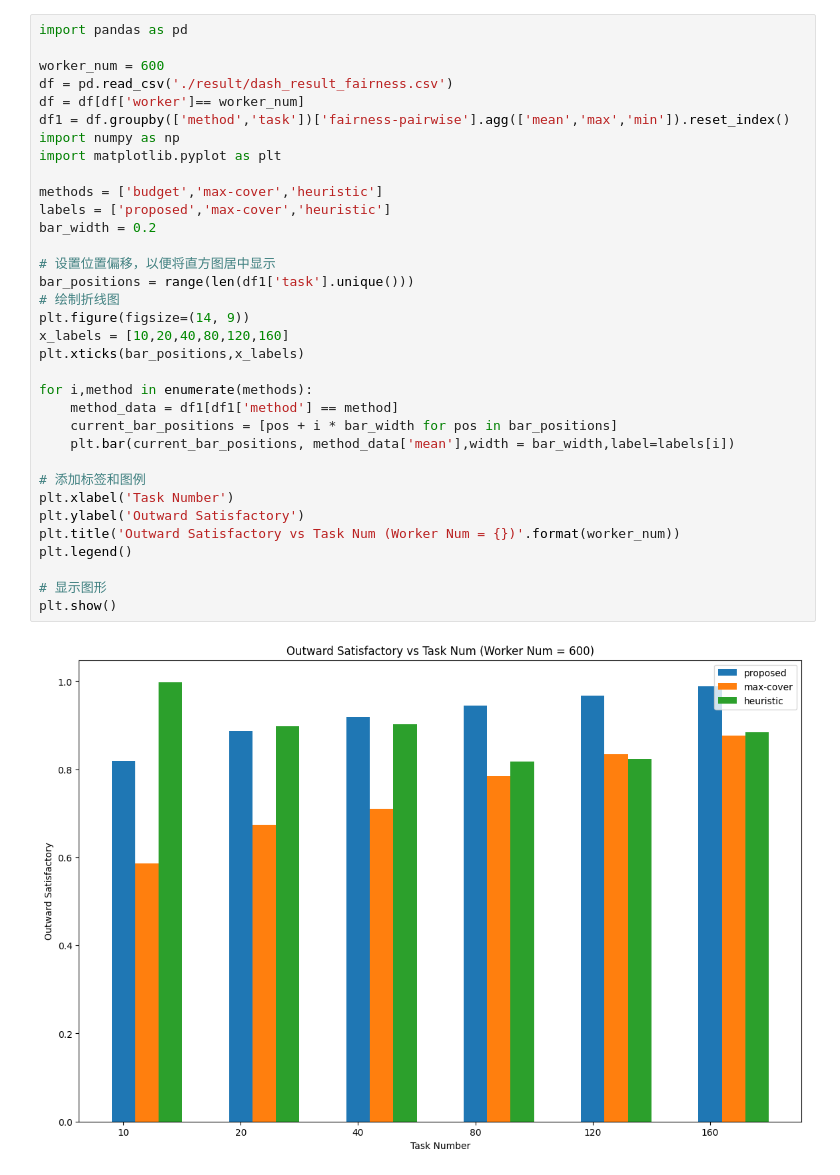
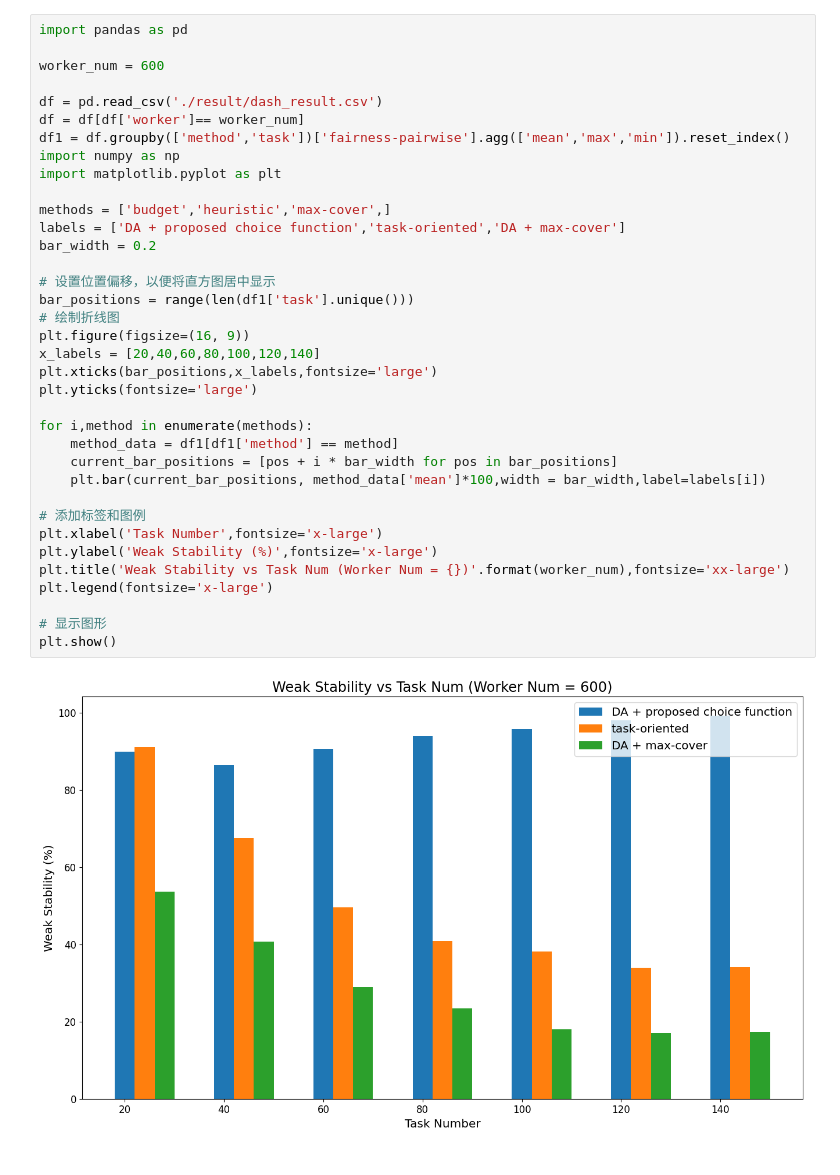
Before and after one commit to braisedp/CCTA, a Jupyter notebook: experiment/estimate_result.ipynb, the cells around one changed output. Cells and saved outputs as stored; diff of their text form.

```diff
--- a/experiment/estimate_result.ipynb
+++ b/experiment/estimate_result.ipynb
@@ -1,37 +1,39 @@
-# %%
-import pandas as pd
-
-worker_num = 600
-df = pd.read_csv('./result/dash_result_fairness.csv')
-df = df[df['worker']== worker_num]
-df1 = df.groupby(['method','task'])['fairness-pairwise'].agg(['mean','max','min']).reset_index()
-import numpy as np
-import matplotlib.pyplot as plt
-
-methods = ['budget','max-cover','heuristic']
-labels = ['proposed','max-cover','heuristic']
-bar_width = 0.2
-
-# 设置位置偏移，以便将直方图居中显示
-bar_positions = range(len(df1['task'].unique()))
-# 绘制折线图
-plt.figure(figsize=(14, 9))
-x_labels = [10,20,40,80,120,160]
-plt.xticks(bar_positions,x_labels)
-
-for i,method in enumerate(methods):
-    method_data = df1[df1['method'] == method]
-    current_bar_positions = [pos + i * bar_width for pos in bar_positions]
-    plt.bar(current_bar_positions, method_data['mean'],width = bar_width,label=labels[i])
-
-# 添加标签和图例
-plt.xlabel('Task Number')
-plt.ylabel('Outward Satisfactory')
-plt.title('Outward Satisfactory vs Task Num (Worker Num = {})'.format(worker_num))
-plt.legend()
-
-# 显示图形
-plt.show()
-# %% [output]
-[figure, removed]
+# %%
+import pandas as pd
+
+worker_num = 600
+
+df = pd.read_csv('./result/dash_result.csv')
+df = df[df['worker']== worker_num]
+df1 = df.groupby(['method','task'])['fairness-pairwise'].agg(['mean','max','min']).reset_index()
+import numpy as np
+import matplotlib.pyplot as plt
+
+methods = ['budget','heuristic','max-cover',]
+labels = ['DA + proposed choice function','task-oriented','DA + max-cover']
+bar_width = 0.2
+
+# 设置位置偏移，以便将直方图居中显示
+bar_positions = range(len(df1['task'].unique()))
+# 绘制折线图
+plt.figure(figsize=(16, 9))
+x_labels = [20,40,60,80,100,120,140]
+plt.xticks(bar_positions,x_labels,fontsize='large')
+plt.yticks(fontsize='large')
+
+for i,method in enumerate(methods):
+    method_data = df1[df1['method'] == method]
+    current_bar_positions = [pos + i * bar_width for pos in bar_positions]
+    plt.bar(current_bar_positions, method_data['mean']*100,width = bar_width,label=labels[i])
+
+# 添加标签和图例
+plt.xlabel('Task Number',fontsize='x-large')
+plt.ylabel('Weak Stability (%)',fontsize='x-large')
+plt.title('Weak Stability vs Task Num (Worker Num = {})'.format(worker_num),fontsize='xx-large')
+plt.legend(fontsize='x-large')
+
+# 显示图形
+plt.show()
+# %% [output]
+[figure, added]
 # %%
```
Also changed, not shown: parts of 1 cell of this notebook, 18 other files.
